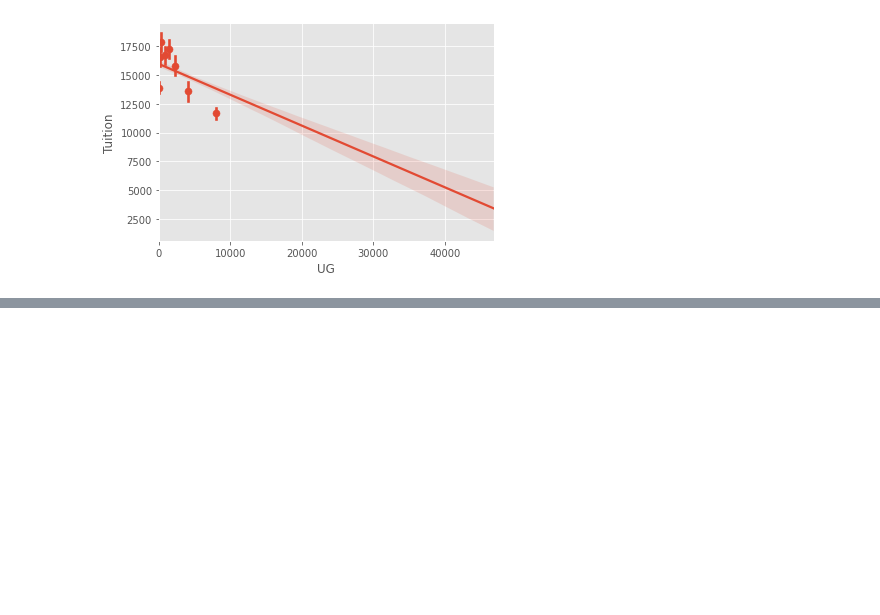
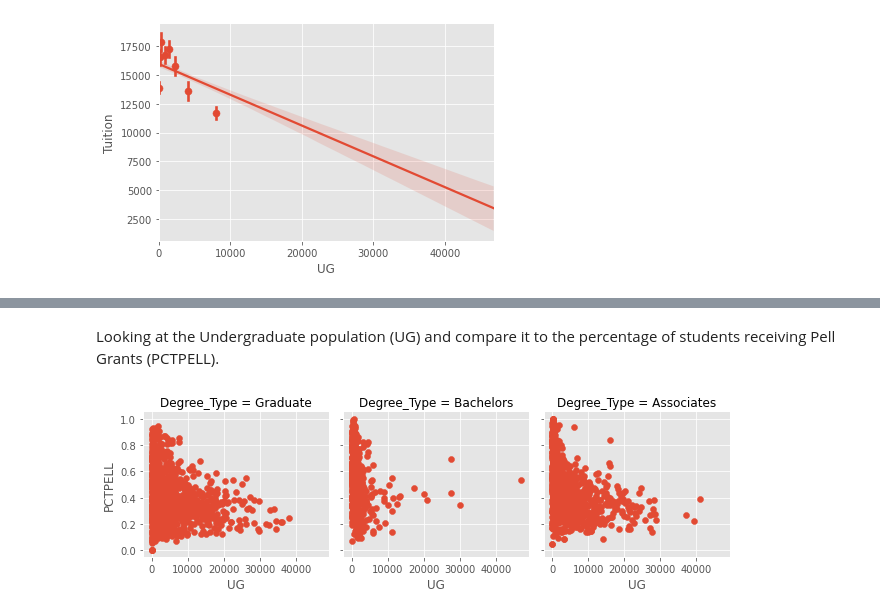
Before and after one commit to VictorOmondi1997/visualizing_UDoE_data, a Jupyter notebook: visualizing_UDoE_data.ipynb, the cells around one changed output, grey strips where cells are left out. Cells and saved outputs as stored; diff of their text form; code cells hidden in the pictures; blank space fills up the shorter version.

```diff
--- a/visualizing_UDoE_data.ipynb
+++ b/visualizing_UDoE_data.ipynb
@@ -52,0 +83,8 @@ sns.regplot(data=df, x='UG', y='Tuition', x_bins=8)
+# %% [markdown]
+Looking at the Undergraduate population (UG) and compare it to the percentage of students receiving Pell Grants (PCTPELL).
+# %%
+g = sns.FacetGrid(df, col='Degree_Type', col_order=['Graduate', 'Bachelors', 'Associates'])
+g.map(plt.scatter, 'UG', 'PCTPELL')
+plt.show()
+# %% [output]
+[figure, added]
```
Also changed, not shown: parts of 10 cells of this notebook.
